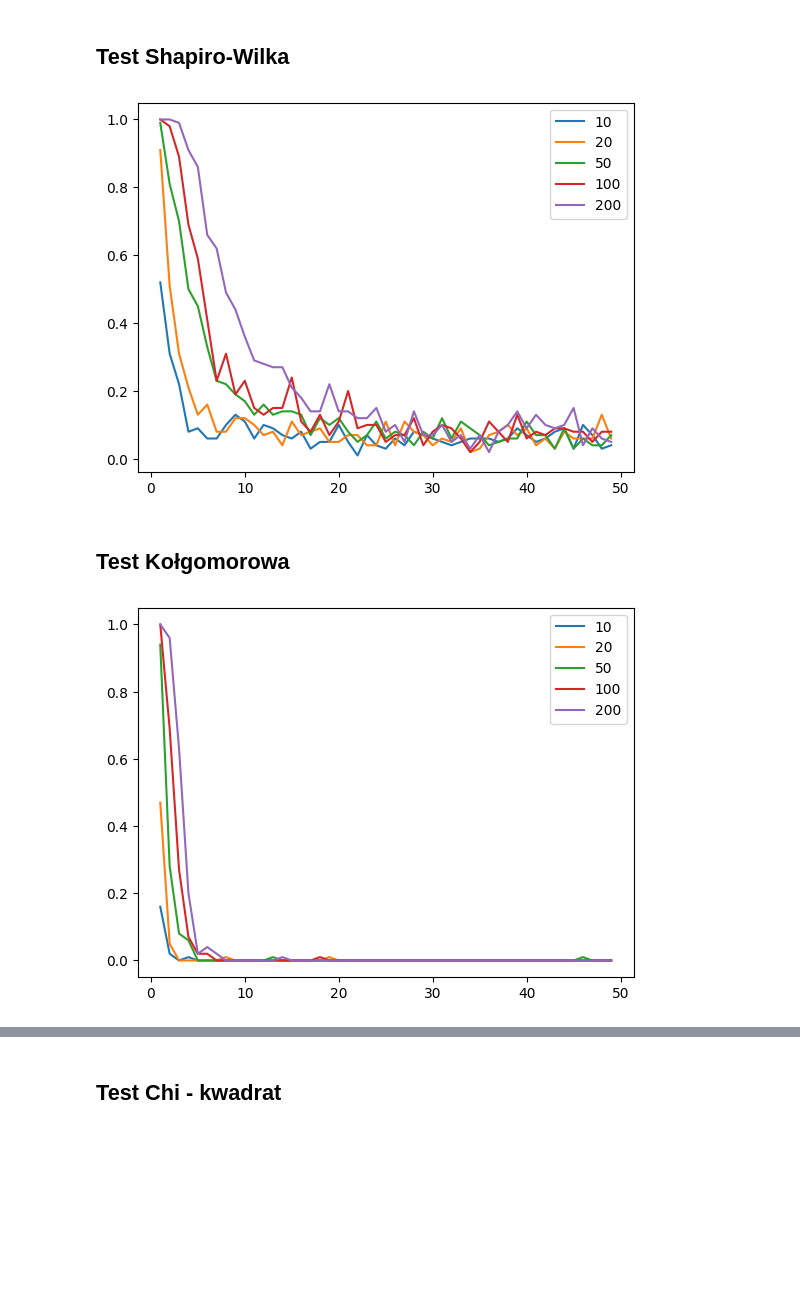
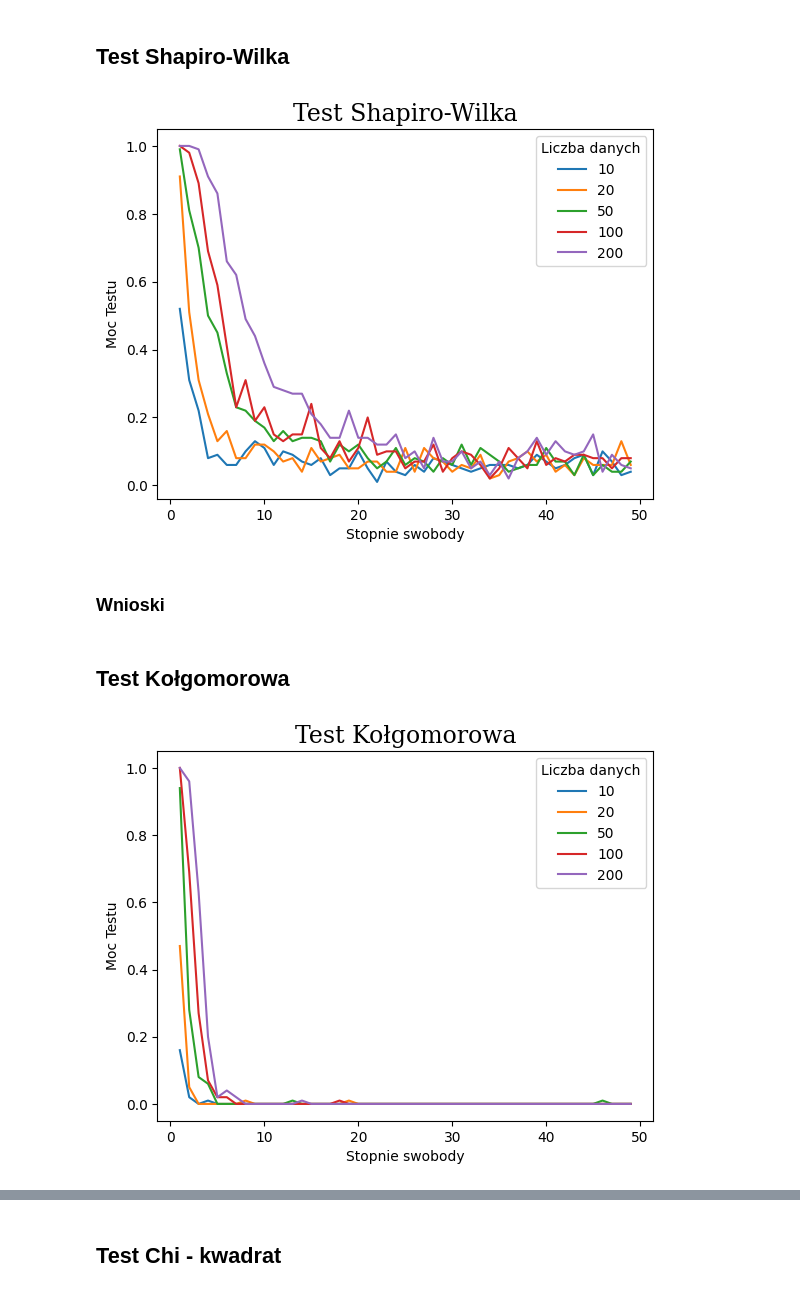
Before and after one commit to Arekflo2002/MetodyNieparametryczneStatystyka_Rozwiazania, a Jupyter notebook: Zadanie1.ipynb, the cells around one changed output, grey strips where cells are left out. Drawn from its saved outputs; the diff is of its cells as text; code cells hidden in the pictures; blank space fills up the shorter version.

```diff
--- a/Zadanie1.ipynb
+++ b/Zadanie1.ipynb
@@ -98,24 +101,39 @@ moc_kolgom = symulacja_testu("kolmog")
 # %% [markdown]
 ## Test Shapiro-Wilka
 # %%
+# Tworzę podstawkę do wykresu
 wykres_shapiro = plt.figure()
 
+# Dodaje dane do wykresu
 for i,moc in enumerate(moc_shapiro):
     plt.plot(stopnie_swobody,moc,label= str(liczby_danych[i]))
 
-plt.legend()
+# Czcionka dla tytulu
+font_title = {'family' :'serif','size':17}
+# Dodaje opisy do wykresu
+plt.xlabel("Stopnie swobody")
+plt.ylabel("Moc Testu")
+plt.title("Test Shapiro-Wilka",fontdict=font_title)
+plt.legend(title="Liczba danych")
 plt.show()
 # %% [output]
-[figure, old version]
+[figure, new version]
+# %% [markdown]
+### Wnioski
 # %% [markdown]
 ## Test Kołgomorowa
 # %%
 wykres_kolgo = plt.figure()
 
+# Dodaje dane do wykres
 for i,moc in enumerate(moc_kolgom):
     plt.plot(stopnie_swobody,moc,label= str(liczby_danych[i]))
 
-plt.legend()
+# Dodaje opisy do wykresu
+plt.xlabel("Stopnie swobody")
+plt.ylabel("Moc Testu")
+plt.title("Test Kołgomorowa",fontdict=font_title)
+plt.legend(title="Liczba danych")
 plt.show()
 # %% [output]
-[figure, old version]
+[figure, new version]
```
Also changed, not shown: parts of 5 cells of this notebook, 3 other files.
